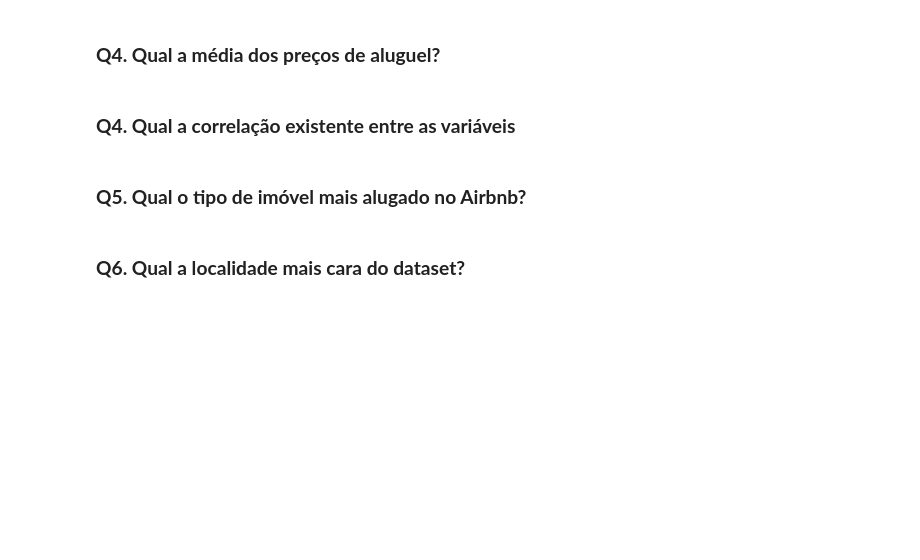
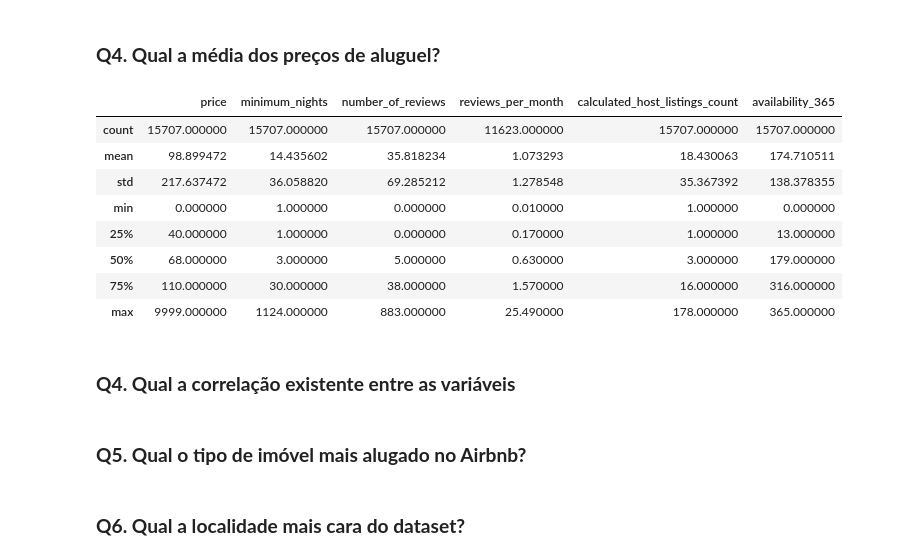
Before and after one commit to israelruiz2005/Analisando_os_Dados_do_Airbnb_Barcelona, a Jupyter notebook: Analisando_os_Dados_do_Airbnb_Barcelona.ipynb, the cells around one changed output. Cells and saved outputs as stored; diff of their text form; code cells hidden in the pictures; blank space fills up the shorter version.

```diff
--- a/Analisando_os_Dados_do_Airbnb_Barcelona.ipynb
+++ b/Analisando_os_Dados_do_Airbnb_Barcelona.ipynb
@@ -96,6 +171,18 @@ df.shape
 ### **Q4. Qual a média dos preços de aluguel?**
 # %%
 # ver a média da coluna `price``
+df[['price', 'minimum_nights', 'number_of_reviews', 'reviews_per_month',
+    'calculated_host_listings_count', 'availability_365']].describe()
+# %% [output]
+|  | price | minimum_nights | number_of_reviews | reviews_per_month | calculated_host_listings_count | availability_365 |
+| count | 15707.000000 | 15707.000000 | 15707.000000 | 11623.000000 | 15707.000000 | 15707.000000 |
+| mean | 98.899472 | 14.435602 | 35.818234 | 1.073293 | 18.430063 | 174.710511 |
+| std | 217.637472 | 36.058820 | 69.285212 | 1.278548 | 35.367392 | 138.378355 |
+| min | 0.000000 | 1.000000 | 0.000000 | 0.010000 | 1.000000 | 0.000000 |
+| 25% | 40.000000 | 1.000000 | 0.000000 | 0.170000 | 1.000000 | 13.000000 |
+| 50% | 68.000000 | 3.000000 | 5.000000 | 0.630000 | 3.000000 | 179.000000 |
+| 75% | 110.000000 | 30.000000 | 38.000000 | 1.570000 | 16.000000 | 316.000000 |
+| max | 9999.000000 | 1124.000000 | 883.000000 | 25.490000 | 178.000000 | 365.000000 |
 # %% [markdown]
 ### **Q4. Qual a correlação existente entre as variáveis**
 # %%
```
Also changed, not shown: parts of 10 cells of this notebook.
